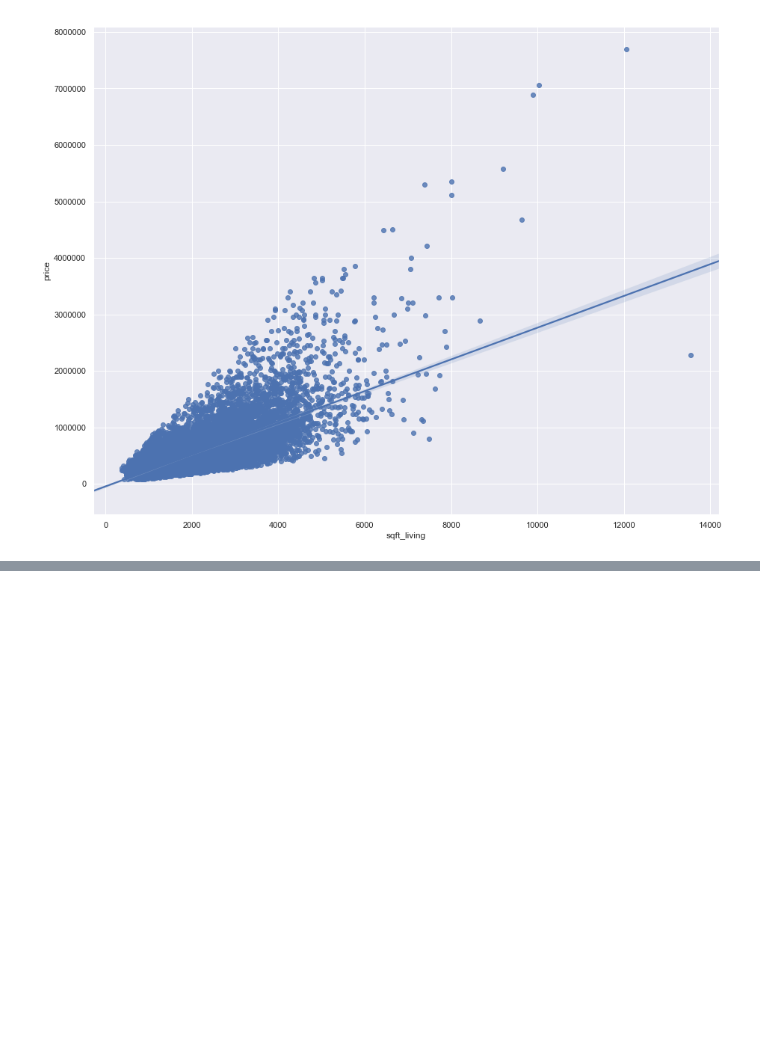
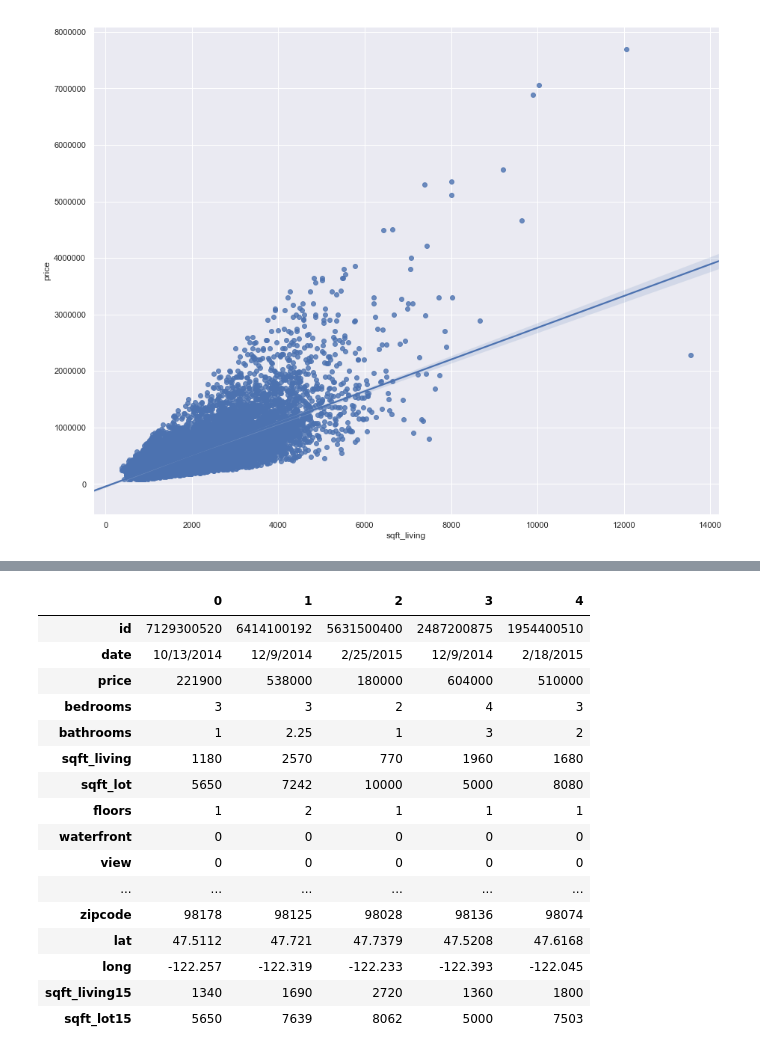
Before and after one commit to A92e/kingcountyWA_home_price_predictor, a Jupyter notebook: WIP_notebook.ipynb, the cells around one changed output, grey strips where cells are left out. Saved outputs shown, nothing was run; the diff lists cells and outputs as text; code cells hidden in the pictures; blank space fills up the shorter version.

```diff
--- a/WIP_notebook.ipynb
+++ b/WIP_notebook.ipynb
@@ -253,0 +275,24 @@ sns.regplot(x=x,y=y,data=house_df);
+# %%
+# CLEANING NOTES:
+ #1) Set waterfront nulls to 0, assumption: nulls mean there is no waterfront view
+house_dff['waterfront'] = house_dff['waterfront'].fillna(0)
+# %%
+house_dff.head().T
+# %% [output]
+|  | 0 | 1 | 2 | 3 | 4 |
+| id | 7129300520 | 6414100192 | 5631500400 | 2487200875 | 1954400510 |
+| date | 10/13/2014 | 12/9/2014 | 2/25/2015 | 12/9/2014 | 2/18/2015 |
+| price | 221900 | 538000 | 180000 | 604000 | 510000 |
+| bedrooms | 3 | 3 | 2 | 4 | 3 |
+| bathrooms | 1 | 2.25 | 1 | 3 | 2 |
+| sqft_living | 1180 | 2570 | 770 | 1960 | 1680 |
+| sqft_lot | 5650 | 7242 | 10000 | 5000 | 8080 |
+| floors | 1 | 2 | 1 | 1 | 1 |
+| waterfront | 0 | 0 | 0 | 0 | 0 |
+| view | 0 | 0 | 0 | 0 | 0 |
+| ... | ... | ... | ... | ... | ... |
+| zipcode | 98178 | 98125 | 98028 | 98136 | 98074 |
+| lat | 47.5112 | 47.721 | 47.7379 | 47.5208 | 47.6168 |
+| long | -122.257 | -122.319 | -122.233 | -122.393 | -122.045 |
+| sqft_living15 | 1340 | 1690 | 2720 | 1360 | 1800 |
+| sqft_lot15 | 5650 | 7639 | 8062 | 5000 | 7503 |
```
Also changed, not shown: parts of 30 cells of this notebook.
